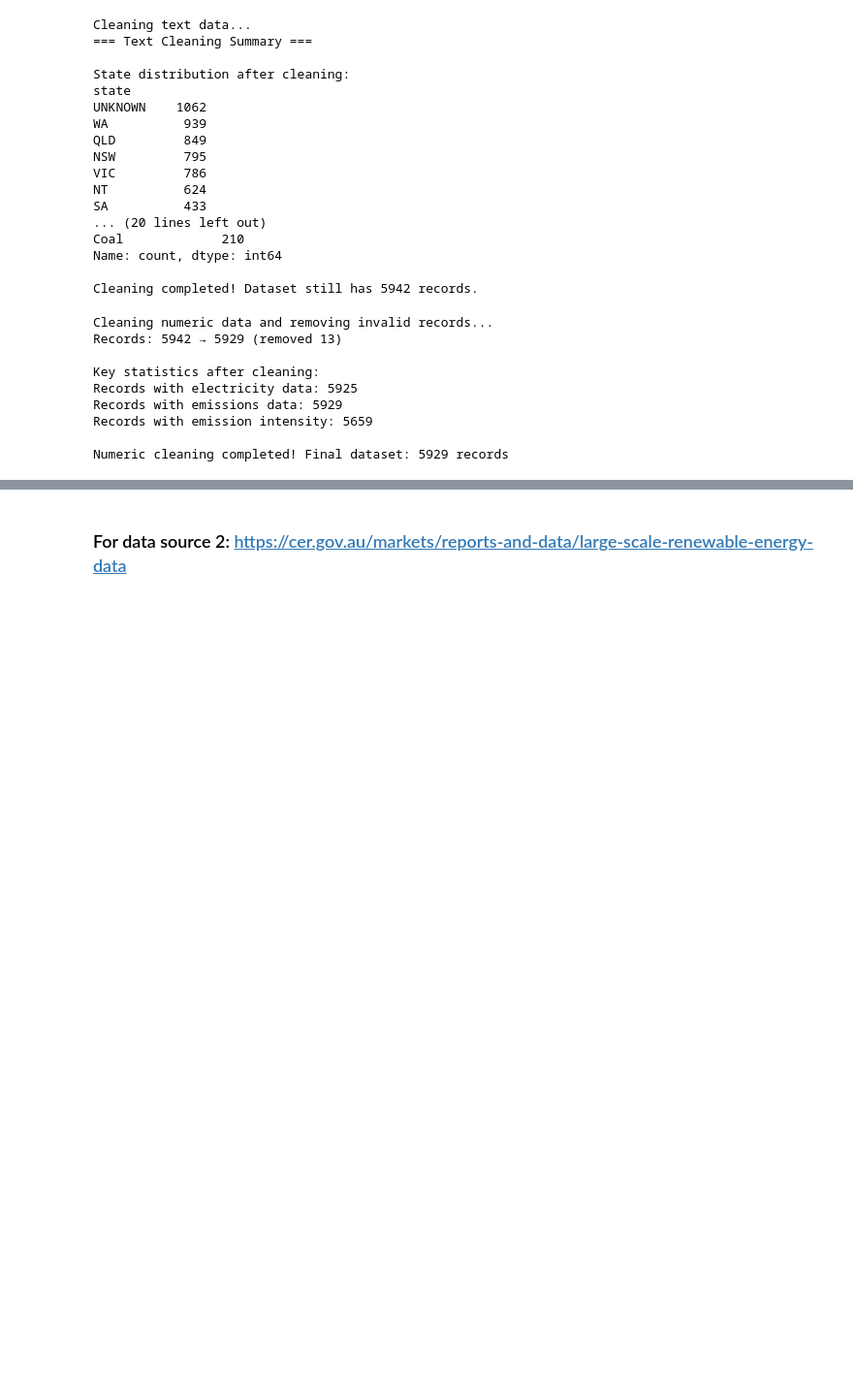
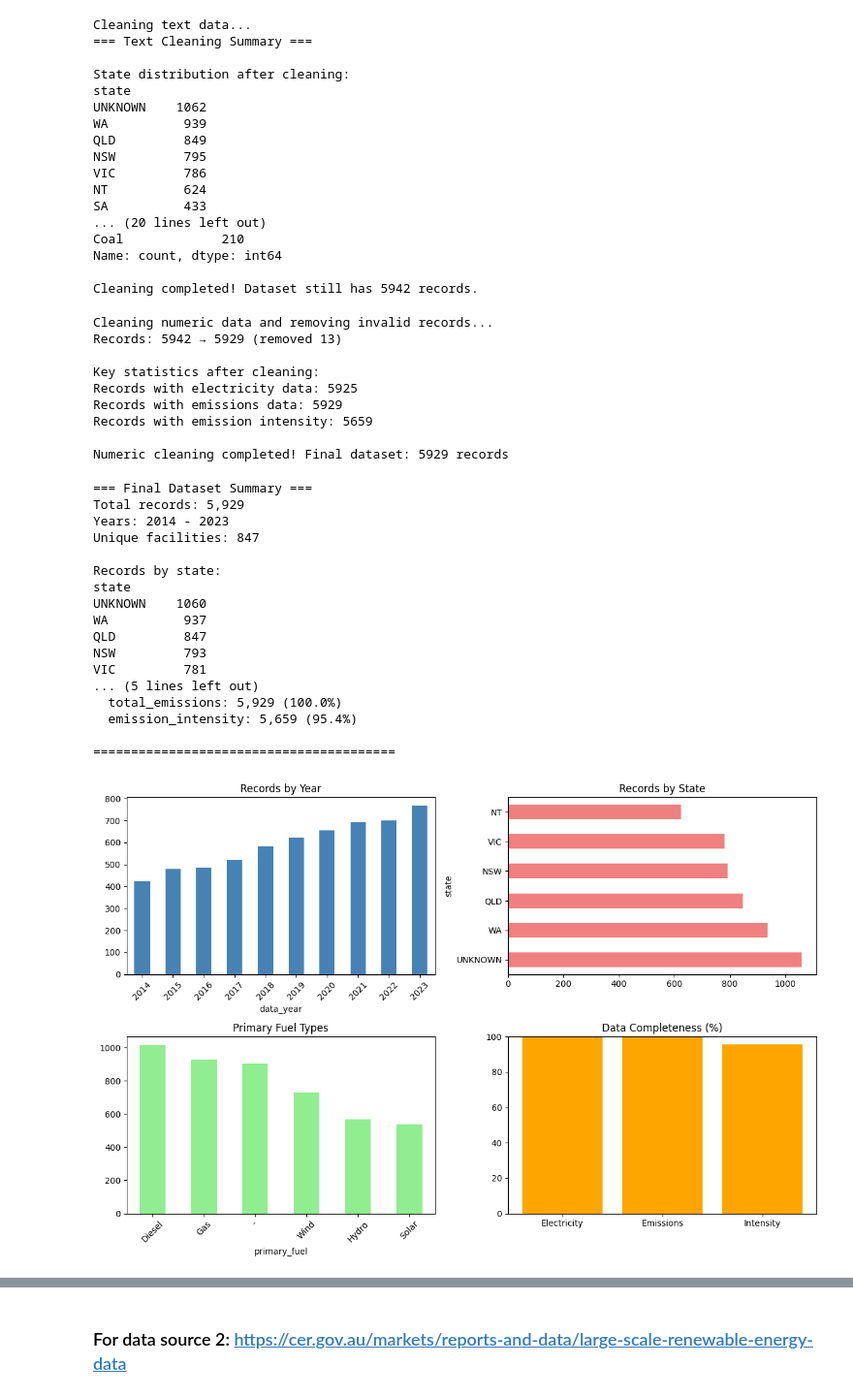
Before and after one commit to kerumixd/5339-Data-Engineering-Group-Porject, a Jupyter notebook: Assignment1.ipynb, the cells around one changed output, grey strips where cells are left out. Shown at 97% size. Saved outputs shown, nothing was run; the diff lists cells and outputs as text; code cells hidden in the pictures; blank space fills up the shorter version.

Commit message:
data1

```diff
--- a/Assignment1.ipynb
+++ b/Assignment1.ipynb
@@ -554,3 +554,82 @@ Records with emissions data: 5929
 Records with emission intensity: 5659
 
 Numeric cleaning completed! Final dataset: 5929 records
+# %%
+# Step 4: Final Data Cleaning Summary
+import pandas as pd
+import matplotlib.pyplot as plt
+
+def final_summary(df):
+    """Generate simple final summary"""
+    print("=== Final Dataset Summary ===")
+    print(f"Total records: {len(df):,}")
+    print(f"Years: {df['data_year'].min()} - {df['data_year'].max()}")
+    print(f"Unique facilities: {df['facility_name'].nunique():,}")
+
+    print(f"\nRecords by state:")
+    print(df['state'].value_counts().head(6))
+
+    print(f"\nData completeness:")
+    key_cols = ['electricity_mwh_unified', 'total_emissions', 'emission_intensity']
+    for col in key_cols:
+        complete = df[col].notna().sum()
+        pct = (complete / len(df)) * 100
+        print(f"  {col}: {complete:,} ({pct:.1f}%)")
+
+def create_summary_charts(df):
+    """Create simple summary charts"""
+    fig, axes = plt.subplots(2, 2, figsize=(12, 8))
+
+    # Records by year
+    df['data_year'].value_counts().sort_index().plot(kind='bar', ax=axes[0,0], color='steelblue')
+    axes[0,0].set_title('Records by Year')
+    axes[0,0].tick_params(axis='x', rotation=45)
+
+    # Records by state (top 6)
+    df['state'].value_counts().head(6).plot(kind='barh', ax=axes[0,1], color='lightcoral')
+    axes[0,1].set_title('Records by State')
+
+    # Fuel types (top 6)
+    df['primary_fuel'].value_counts().head(6).plot(kind='bar', ax=axes[1,0], color='lightgreen')
+    axes[1,0].set_title('Primary Fuel Types')
+    axes[1,0].tick_params(axis='x', rotation=45)
+
+    # Data completeness
+    cols = ['electricity_mwh_unified', 'total_emissions', 'emission_intensity']
+    completeness = [(df[col].notna().sum() / len(df)) * 100 for col in cols]
+    short_names = ['Electricity', 'Emissions', 'Intensity']
+
+    axes[1,1].bar(short_names, completeness, color='orange')
+    axes[1,1].set_title('Data Completeness (%)')
+    axes[1,1].set_ylim(0, 100)
+
+    plt.tight_layout()
+    plt.show()
+
+# Generate final summary
+final_summary(NGER_data)
+
+print("\n" + "="*40)
+create_summary_charts(NGER_data)
+
+print(f"\n Data cleaning completed")
+print(f"Clean dataset ready: {len(NGER_data):,} records")
+# %% [output]
+=== Final Dataset Summary ===
+Total records: 5,929
+Years: 2014 - 2023
+Unique facilities: 847
+
+Records by state:
+state
+UNKNOWN    1060
+WA          937
+QLD         847
+NSW         793
+VIC         781
+... (5 lines left out)
+  total_emissions: 5,929 (100.0%)
+  emission_intensity: 5,659 (95.4%)
+
+========================================
+[figure, added]
```
Also changed, not shown: parts of 1 cell of this notebook.
